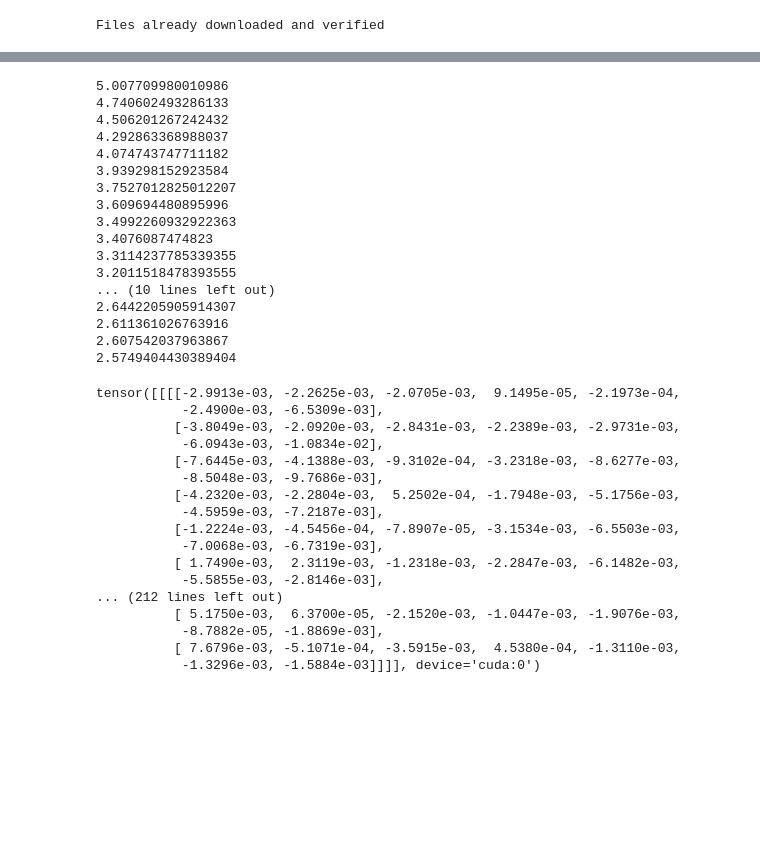
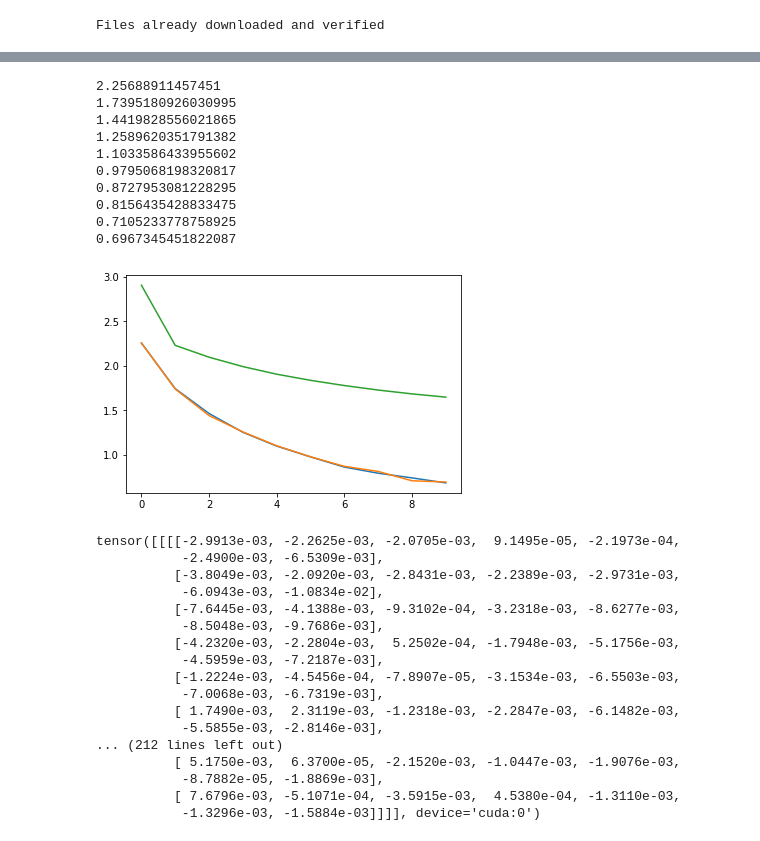
Before and after one commit to matech96/FederatedLighting, a Jupyter notebook: notebooks/test_run_opt.ipynb, the cells around one changed output, grey strips where cells are left out. Drawn from its saved outputs; the diff is of its cells as text; code cells hidden in the pictures; blank space fills up the shorter version.

```diff
--- a/notebooks/test_run_opt.ipynb
+++ b/notebooks/test_run_opt.ipynb
@@ -91,5 +87,6 @@ for curr_epoch in range(1):
 # %%
-for curr_epoch in range(1):
+for curr_epoch in range(10):
+    losses = []
     for curr_batch, (data, target) in enumerate(train_loader):
         proxy_model = copy.deepcopy(model).cuda()
         data, target = data.cuda(), target.cuda()
@@ -102,27 +99,32 @@ for curr_epoch in range(1):
         opt.zero_grad()
         set_model_grad(opt, model, proxy_model.state_dict())
         opt.step()
-        print(loss.item())
-        if curr_batch == 25:
-            break
+        losses.append(loss.item())
+    print(mean(losses))
+#         if curr_batch == 25:
+#             break
 # %% [output]
-5.007709980010986
-4.740602493286133
-4.506201267242432
-4.292863368988037
-4.074743747711182
-3.939298152923584
-3.7527012825012207
-3.609694480895996
-3.4992260932922363
-3.4076087474823
-3.3114237785339355
-3.2011518478393555
-... (10 lines left out)
-2.6442205905914307
-2.611361026763916
-2.607542037963867
-2.5749404430389404
+2.25688911457451
+1.7395180926030995
+1.4419828556021865
+1.2589620351791382
+1.1033586433955602
+0.9795068198320817
+0.8727953081228295
+0.8156435428833475
+0.7105233778758925
+0.6967345451822087
+# %%
+import matplotlib.pyplot as plt
+my = [2.25688911457451, 1.7395180926030995, 1.4419828556021865, 1.2589620351791382, 1.1033586433955602, 0.9795068198320817, 0.8727953081228295, 0.8156435428833475, 0.7105233778758925, 0.6967345451822087]
+org = [2.255778692206558, 1.7442619922209759, 1.4649563127634477, 1.254581709297336, 1.0997444026324215, 0.9786830009246359, 0.8643052176553376, 0.7954211551315931, 0.7430968661697543, 0.6865700763099047]
+sgd = [2.903967541091296, 2.229589214130324, 2.096755329443484, 1.9915922928829581, 1.9060080756946487, 1.837339082542731, 1.778830100078972, 1.7282127628521042, 1.6852372884750366, 1.6488727014891955]
+plt.plot(org)
+plt.plot(my)
+plt.plot(sgd)
+plt.show()
+# %% [output]
+[figure, added]
 # %%
 # model.state_dict()
 # %%
```
Also changed, not shown: parts of 3 cells of this notebook, 6 other files.
